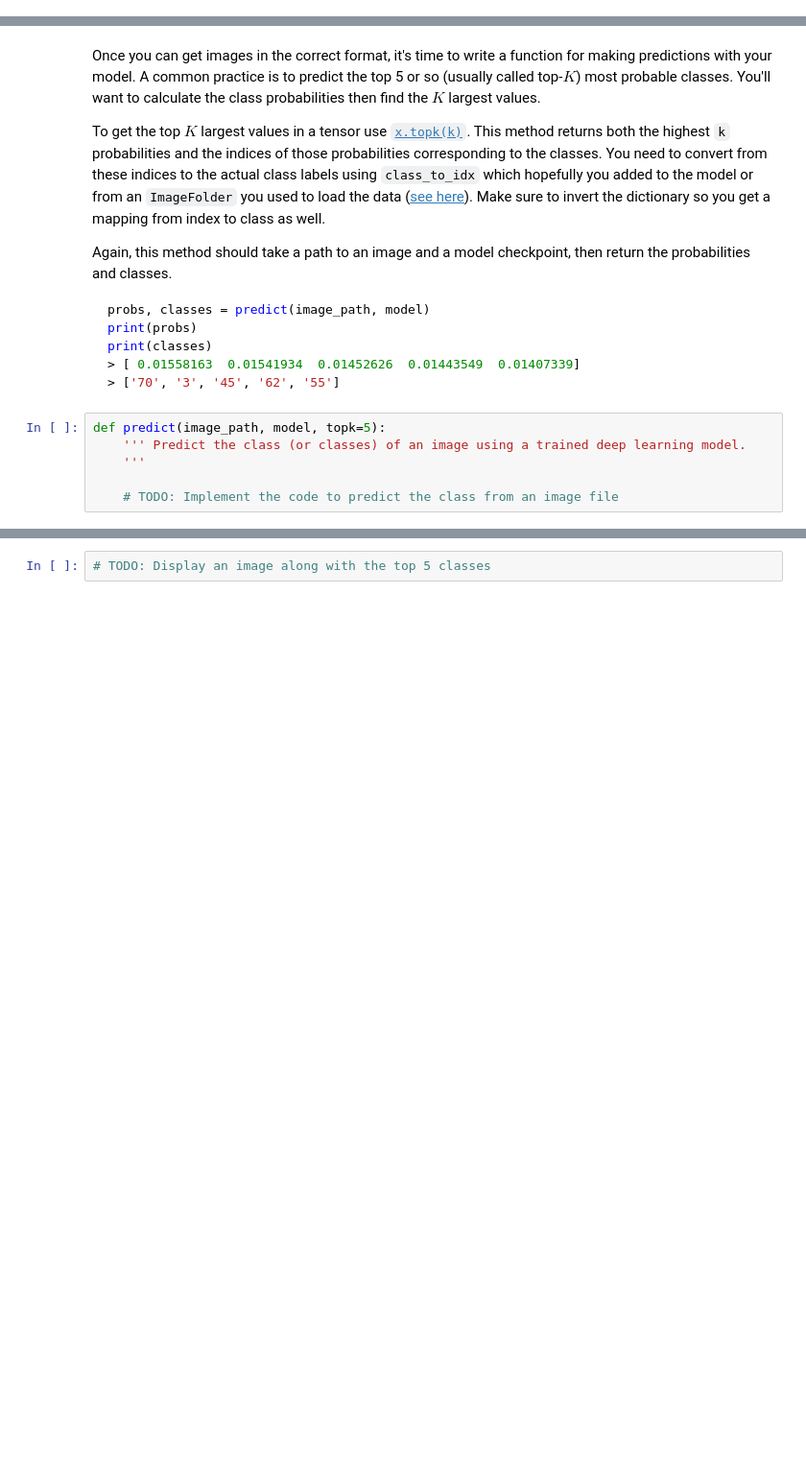
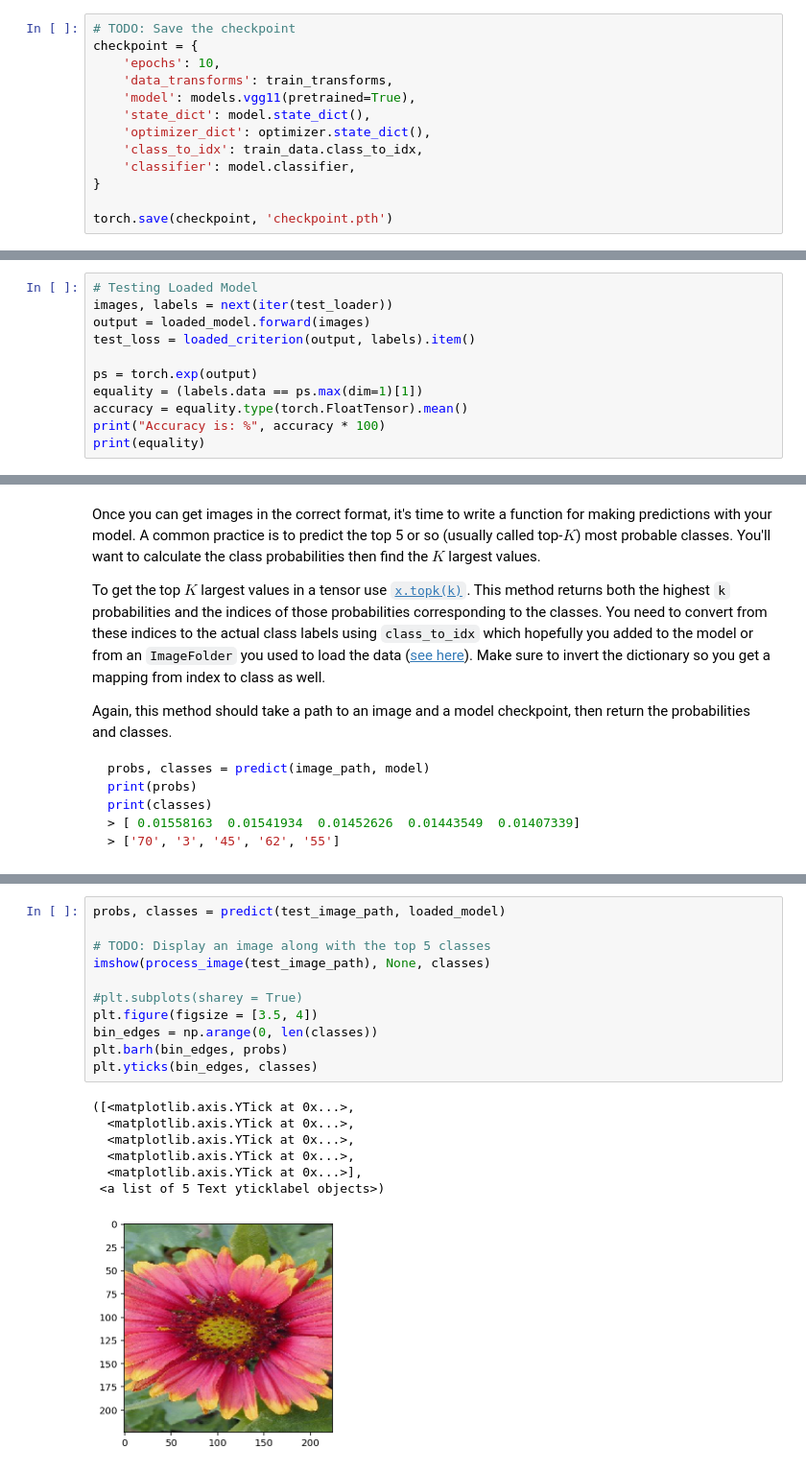
Before and after one commit to boraaonur/udacity-image-classifier, a Jupyter notebook: Image Classifier Project.ipynb, the cells around one changed output, grey strips where cells are left out. Shown: that part at 96% size. Saved outputs shown, nothing was run; the diff lists cells and outputs as text; blank space fills up the shorter version.

````diff
--- a/Image Classifier Project.ipynb
+++ b/Image Classifier Project.ipynb
@@ -237,3 +225,16 @@ Remember that you'll want to completely rebuild the model later so you can use i
+# %%
+# TODO: Save the checkpoint
+checkpoint = {
+    'epochs': 10,
+    'data_transforms': train_transforms,
+    'model': models.vgg11(pretrained=True),
+    'state_dict': model.state_dict(),
+    'optimizer_dict': optimizer.state_dict(),
+    'class_to_idx': train_data.class_to_idx,
+    'classifier': model.classifier,
+}
+
+torch.save(checkpoint, 'checkpoint.pth')
 # %% [markdown]
 ## Loading the checkpoint
 
@@ -242,0 +269,11 @@ At this point it's good to write a function that can load a checkpoint and rebui
+# %%
+# Testing Loaded Model
+images, labels = next(iter(test_loader))
+output = loaded_model.forward(images)
+test_loss = loaded_criterion(output, labels).item()
+
+ps = torch.exp(output)
+equality = (labels.data == ps.max(dim=1)[1])
+accuracy = equality.type(torch.FloatTensor).mean()
+print("Accuracy is: %", accuracy * 100)
+print(equality)
@@ -311,9 +383,3 @@ print(classes)
 > [ 0.01558163  0.01541934  0.01452626  0.01443549  0.01407339]
 > ['70', '3', '45', '62', '55']
 ```
-# %%
-def predict(image_path, model, topk=5):
-    ''' Predict the class (or classes) of an image using a trained deep learning model.
-    '''
-
-    # TODO: Implement the code to predict the class from an image file
@@ -325,5 +431,22 @@ Now that you can use a trained model for predictions, check to make sure it make
 <img src='assets/inference_example.png' width=300px>
 
 You can convert from the class integer encoding to actual flower names with the `cat_to_name.json` file (should have been loaded earlier in the notebook). To show a PyTorch tensor as an image, use the `imshow` function defined above.
-# %%
-# TODO: Display an image along with the top 5 classes
+# %%
+probs, classes = predict(test_image_path, loaded_model)
+
+# TODO: Display an image along with the top 5 classes
+imshow(process_image(test_image_path), None, classes)
+
+#plt.subplots(sharey = True)
+plt.figure(figsize = [3.5, 4])
+bin_edges = np.arange(0, len(classes))
+plt.barh(bin_edges, probs)
+plt.yticks(bin_edges, classes)
+# %% [output]
+([<matplotlib.axis.YTick at 0x...>,
+  <matplotlib.axis.YTick at 0x...>,
+  <matplotlib.axis.YTick at 0x...>,
+  <matplotlib.axis.YTick at 0x...>,
+  <matplotlib.axis.YTick at 0x...>],
+ <a list of 5 Text yticklabel objects>)
+[figure, added]
````
Also changed, not shown: parts of 14 cells of this notebook.
